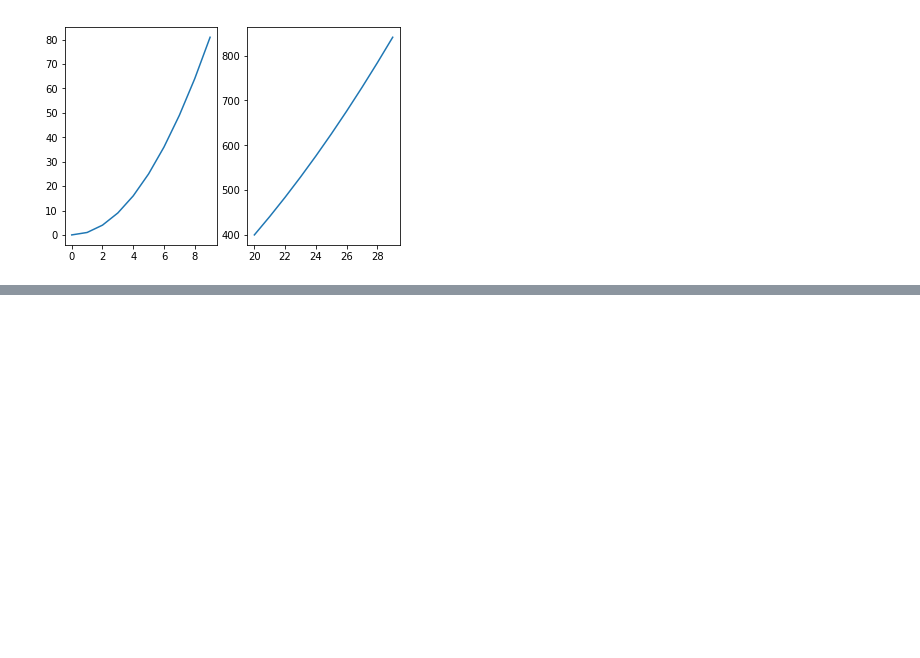
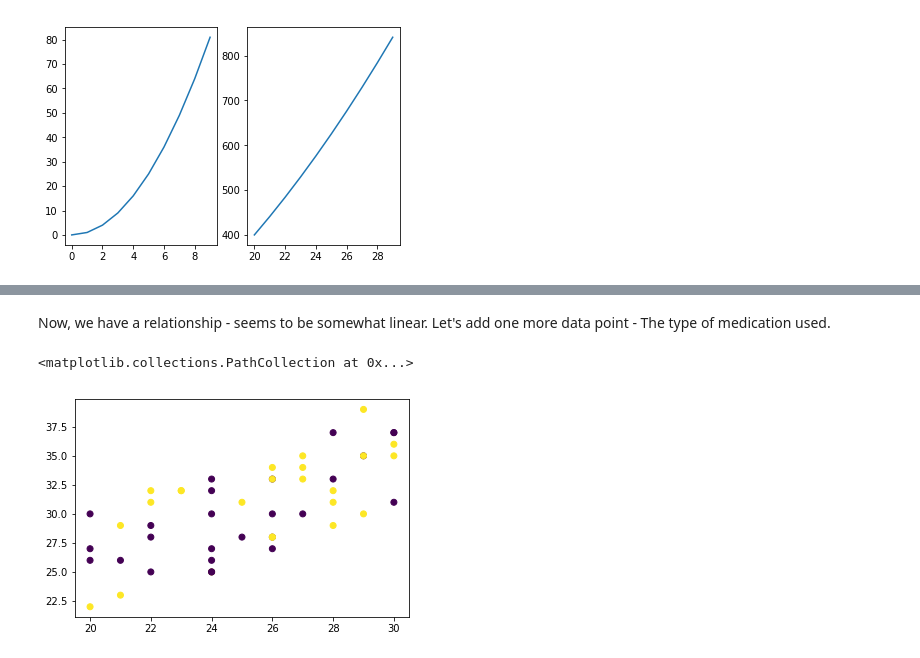
Before and after one commit to hotcode002/Machine-Learning-with-Python, a Jupyter notebook: week_1_basics/day_5_ml_plotting_libraries/notebooks/matplotlib.ipynb, the cells around one changed output, grey strips where cells are left out. Cells and saved outputs as stored; diff of their text form; code cells hidden in the pictures; blank space fills up the shorter version.

```diff
--- a/week_1_basics/day_5_ml_plotting_libraries/notebooks/matplotlib.ipynb
+++ b/week_1_basics/day_5_ml_plotting_libraries/notebooks/matplotlib.ipynb
@@ -688,0 +732,12 @@ ax[1].plot(x2,y2)
+# %% [markdown]
+Now, we have a relationship - seems to be somewhat linear. Let's add one more data point - The type of medication used.
+# %%
+medication_2  = [2,	1,	2,	2,	2,	2,	1,	2,	2,	1,	1,	1,	2,	1,	1,	2,	2,	1,	2,	1,	1,	1,	1,	2,	2,	2,	1,	2,	1,	1,	2,	1,	1,	2,	1,	2,	1,	2,	1,	1,	1,	2,	1,	2,	1,	2,	2,	1,	2,	1]
+
+# Say 1 = Medicine 1 , 2 = Medicine 2
+plt.scatter(age_2,cell_growth_2,c=medication_2)
+
+# This plot can analyze if medication has any effect on cell growth
+# %% [output]
+<matplotlib.collections.PathCollection at 0x...>
+[figure, added]
```
Also changed, not shown: parts of 33 cells of this notebook, 3 other files.
